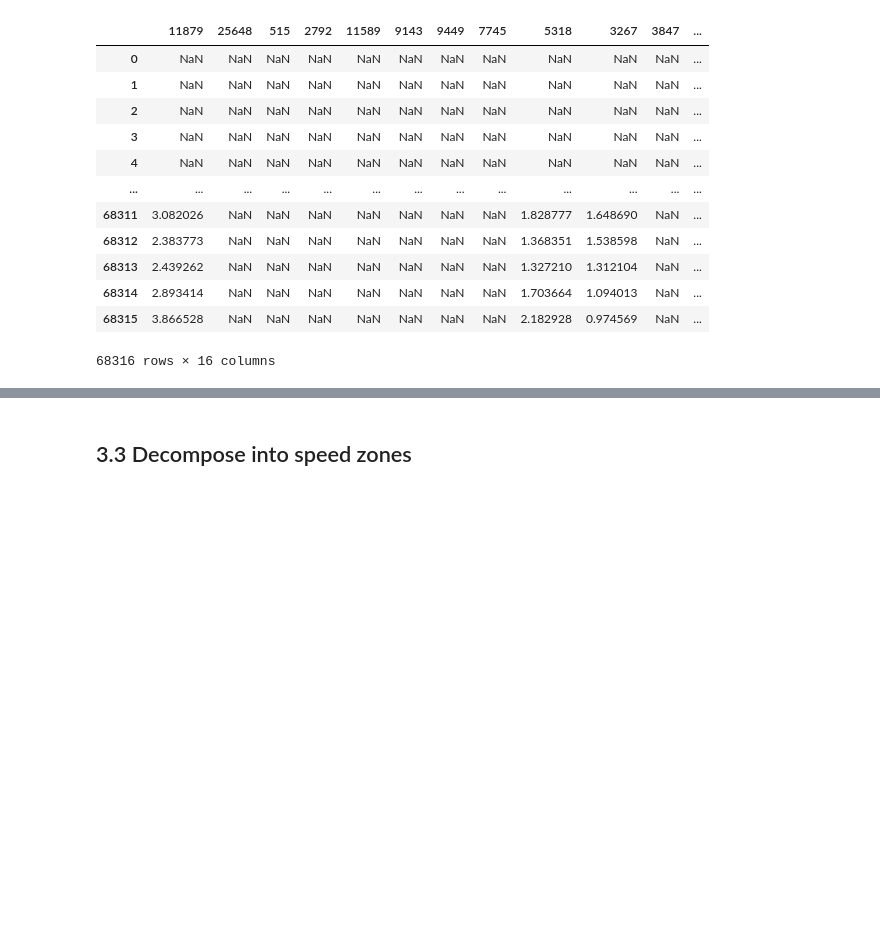
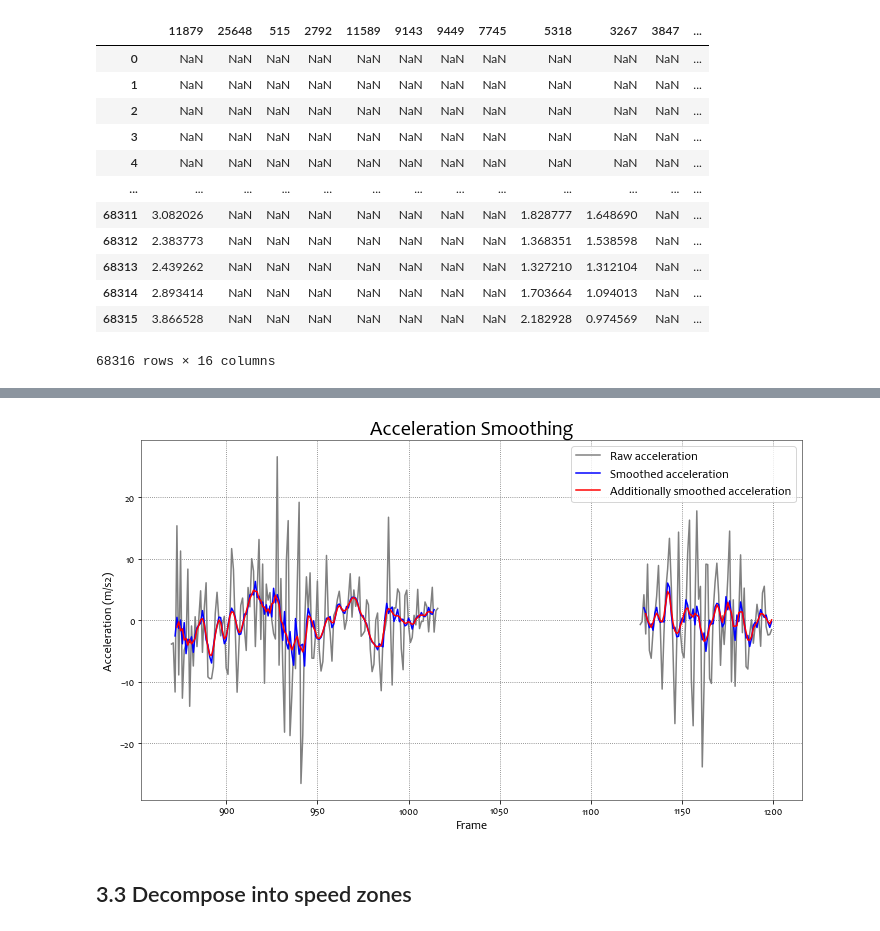
Before and after one commit to JohnLindblad/FinalProject-PlayerFitness, a Jupyter notebook: FinalProject-John.ipynb, the cells around one changed output, grey strips where cells are left out. Cells and saved outputs as stored; diff of their text form; code cells hidden in the pictures; blank space fills up the shorter version.

```diff
--- a/FinalProject-John.ipynb
+++ b/FinalProject-John.ipynb
@@ -327,0 +348,13 @@ smoothed_vel_lfc_df
+# %%
+# Acceleration plot
+plt.plot(calc_df[800:1200]['5318_acc'], label='Raw acceleration', color='gray')
+plt.plot(calc_df[800:1200]['5318_SG5_acc'], label='Smoothed acceleration', color='blue')
+plt.plot(calc_df[800:1200]['5318_SG3_SG5_acc'], label='Additionally smoothed acceleration', color='red')
+plt.legend(fontsize=12)
+plt.grid(True, color = 'dimgray', linestyle='dotted')
+plt.title("Acceleration Smoothing", fontsize=20)
+plt.xlabel('Frame', fontsize=12)
+plt.ylabel('Acceleration (m/s2)', fontsize=12)
+plt.tight_layout()
+# %% [output]
+[figure, added]
```
Also changed, not shown: parts of 11 cells of this notebook.
